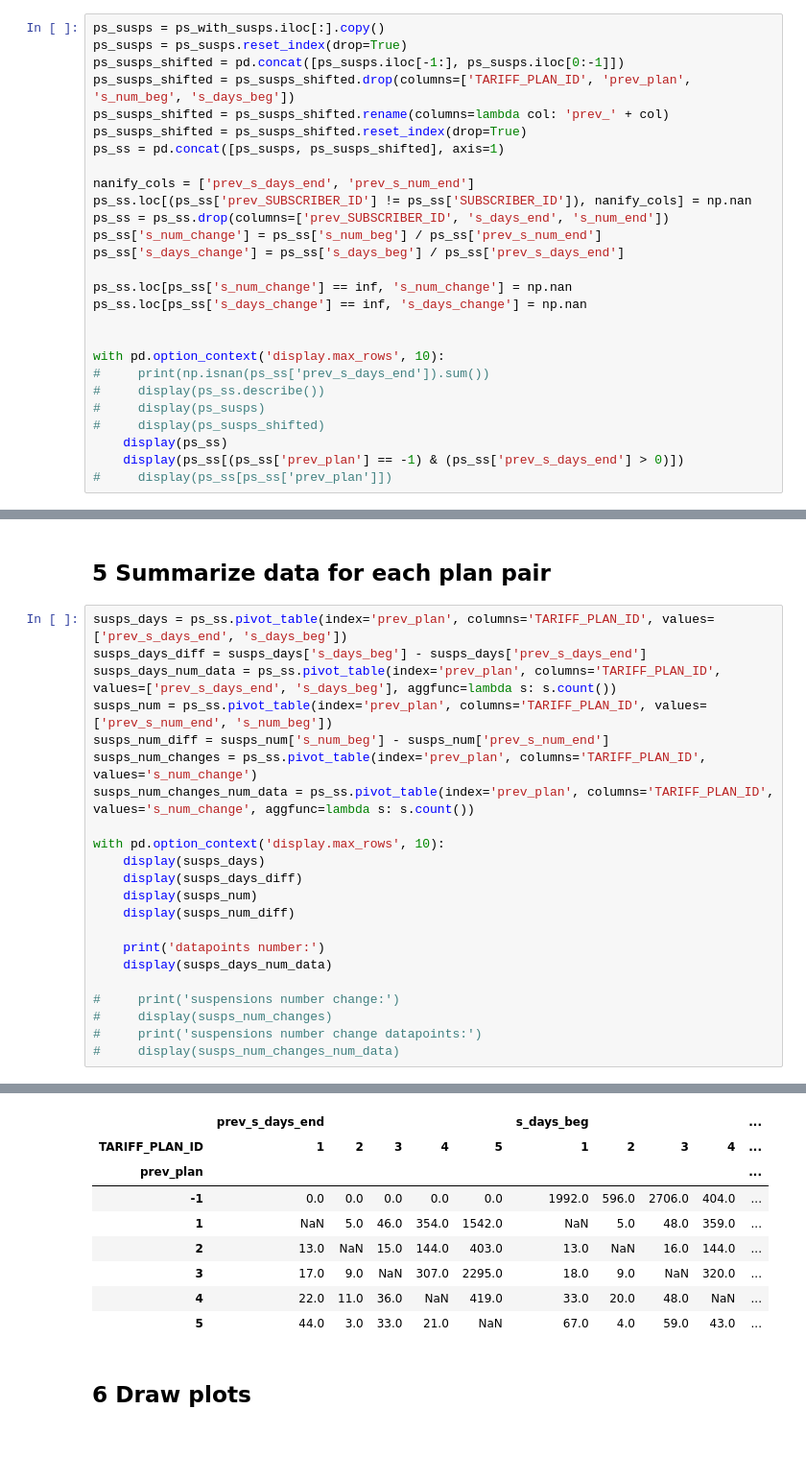
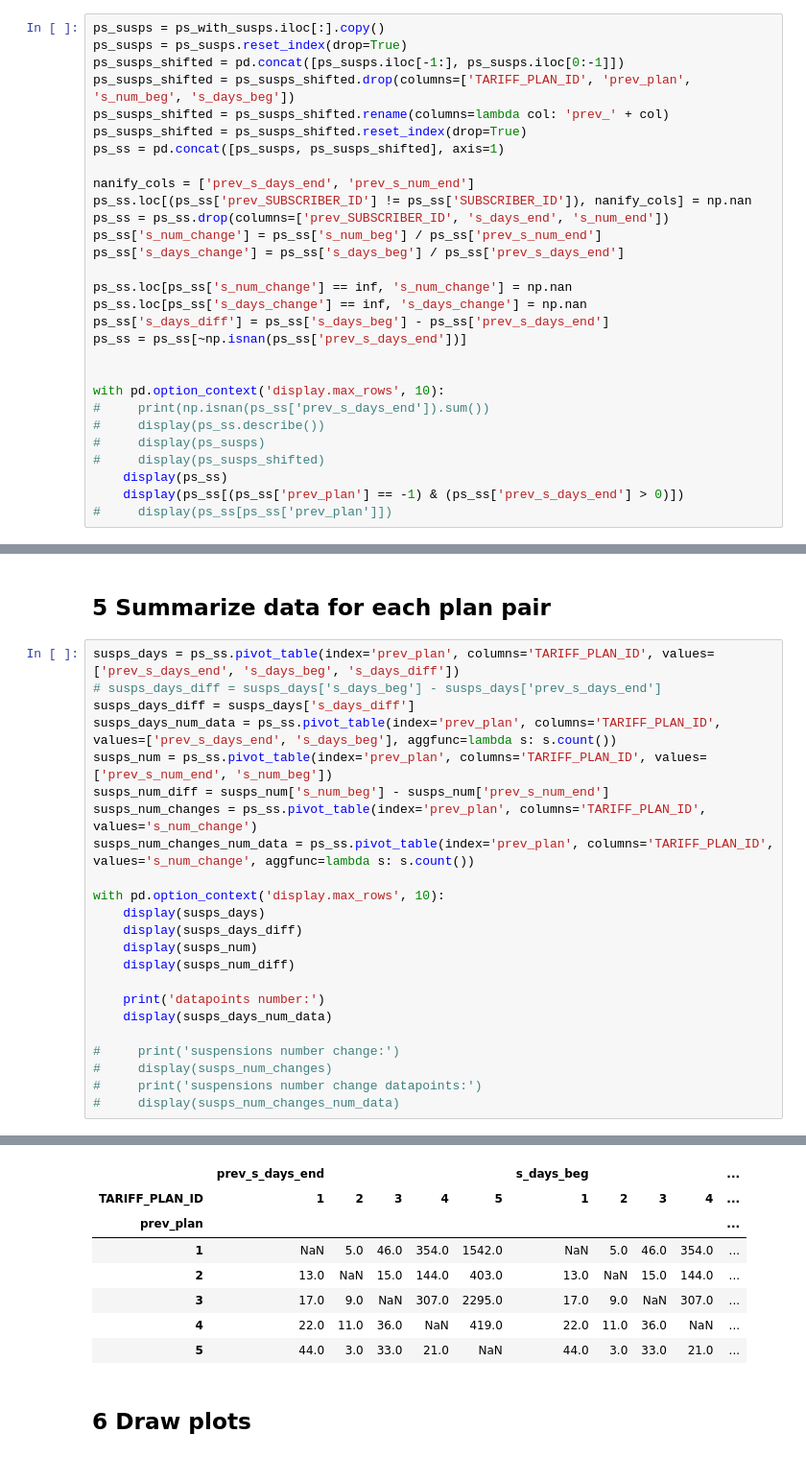
Before and after one commit to anatol-grabowski/test_task_plans_data, a Jupyter notebook: task3.ipynb, the cells around one changed output, grey strips where cells are left out. Shown at 96% size. Drawn from its saved outputs; the diff is of its cells as text.

```diff
--- a/task3.ipynb
+++ b/task3.ipynb
@@ -700,6 +701,8 @@ ps_ss['s_days_change'] = ps_ss['s_days_beg'] / ps_ss['prev_s_days_end']
 
 ps_ss.loc[ps_ss['s_num_change'] == inf, 's_num_change'] = np.nan
 ps_ss.loc[ps_ss['s_days_change'] == inf, 's_days_change'] = np.nan
+ps_ss['s_days_diff'] = ps_ss['s_days_beg'] - ps_ss['prev_s_days_end']
+ps_ss = ps_ss[~np.isnan(ps_ss['prev_s_days_end'])]
 
 
 with pd.option_context('display.max_rows', 10):
@@ -728,8 +731,9 @@ with pd.option_context('display.max_rows', 10):
 # %% [markdown]
 ## 5 Summarize data for each plan pair
 # %%
-susps_days = ps_ss.pivot_table(index='prev_plan', columns='TARIFF_PLAN_ID', values=['prev_s_days_end', 's_days_beg'])
-susps_days_diff = susps_days['s_days_beg'] - susps_days['prev_s_days_end']
+susps_days = ps_ss.pivot_table(index='prev_plan', columns='TARIFF_PLAN_ID', values=['prev_s_days_end', 's_days_beg', 's_days_diff'])
+# susps_days_diff = susps_days['s_days_beg'] - susps_days['prev_s_days_end']
+susps_days_diff = susps_days['s_days_diff']
 susps_days_num_data = ps_ss.pivot_table(index='prev_plan', columns='TARIFF_PLAN_ID', values=['prev_s_days_end', 's_days_beg'], aggfunc=lambda s: s.count())
 susps_num = ps_ss.pivot_table(index='prev_plan', columns='TARIFF_PLAN_ID', values=['prev_s_num_end', 's_num_beg'])
 susps_num_diff = susps_num['s_num_beg'] - susps_num['prev_s_num_end']
@@ -787,13 +787,12 @@ with pd.option_context('display.max_rows', 10):
 datapoints number:
 |  | prev_s_days_end |  |  |  |  | s_days_beg |  |  |  | ... |
 | TARIFF_PLAN_ID | 1 | 2 | 3 | 4 | 5 | 1 | 2 | 3 | 4 | ... |
 | prev_plan |  |  |  |  |  |  |  |  |  | ... |
-| -1 | 0.0 | 0.0 | 0.0 | 0.0 | 0.0 | 1992.0 | 596.0 | 2706.0 | 404.0 | ... |
-| 1 | NaN | 5.0 | 46.0 | 354.0 | 1542.0 | NaN | 5.0 | 48.0 | 359.0 | ... |
-| 2 | 13.0 | NaN | 15.0 | 144.0 | 403.0 | 13.0 | NaN | 16.0 | 144.0 | ... |
-| 3 | 17.0 | 9.0 | NaN | 307.0 | 2295.0 | 18.0 | 9.0 | NaN | 320.0 | ... |
-| 4 | 22.0 | 11.0 | 36.0 | NaN | 419.0 | 33.0 | 20.0 | 48.0 | NaN | ... |
-| 5 | 44.0 | 3.0 | 33.0 | 21.0 | NaN | 67.0 | 4.0 | 59.0 | 43.0 | ... |
+| 1 | NaN | 5.0 | 46.0 | 354.0 | 1542.0 | NaN | 5.0 | 46.0 | 354.0 | ... |
+| 2 | 13.0 | NaN | 15.0 | 144.0 | 403.0 | 13.0 | NaN | 15.0 | 144.0 | ... |
+| 3 | 17.0 | 9.0 | NaN | 307.0 | 2295.0 | 17.0 | 9.0 | NaN | 307.0 | ... |
+| 4 | 22.0 | 11.0 | 36.0 | NaN | 419.0 | 22.0 | 11.0 | 36.0 | NaN | ... |
+| 5 | 44.0 | 3.0 | 33.0 | 21.0 | NaN | 44.0 | 3.0 | 33.0 | 21.0 | ... |
 # %% [markdown]
 ## 6 Draw plots
 # %%
```
Also changed, not shown: parts of 9 cells of this notebook.
